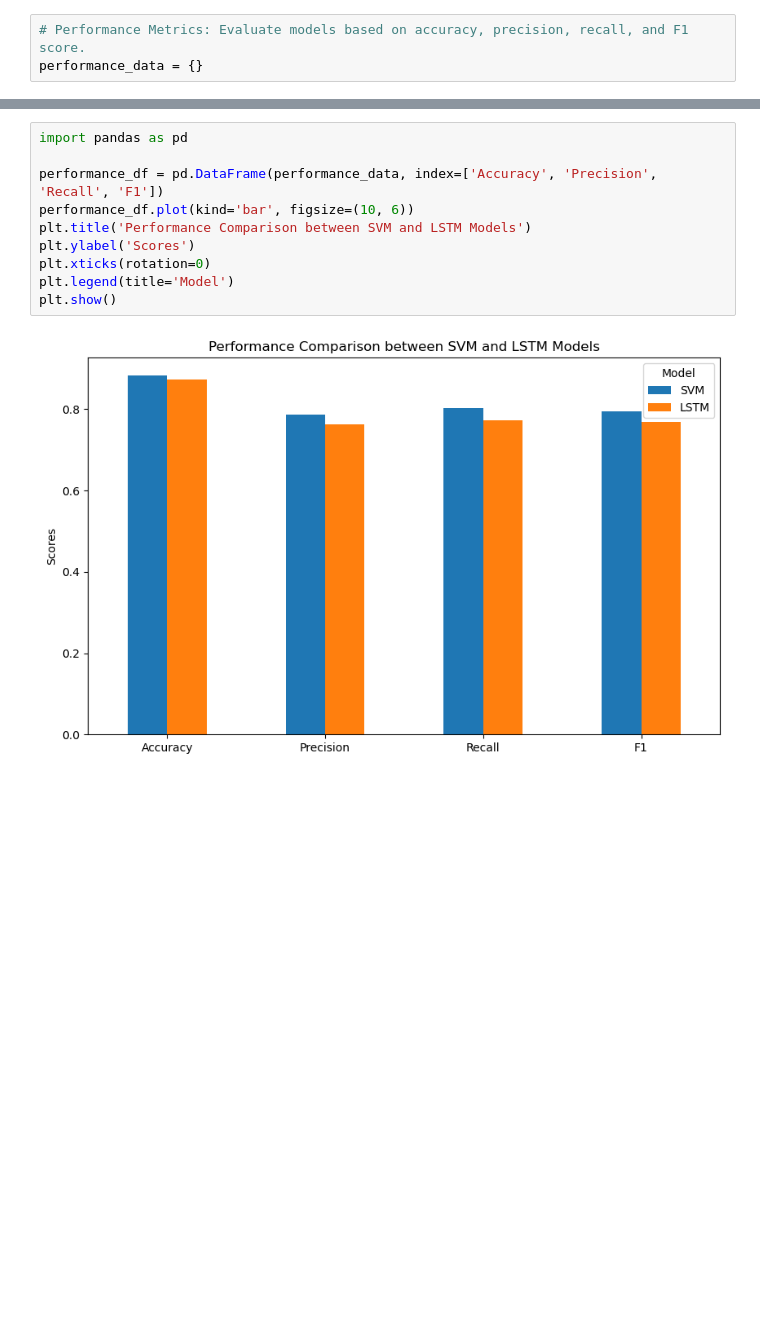
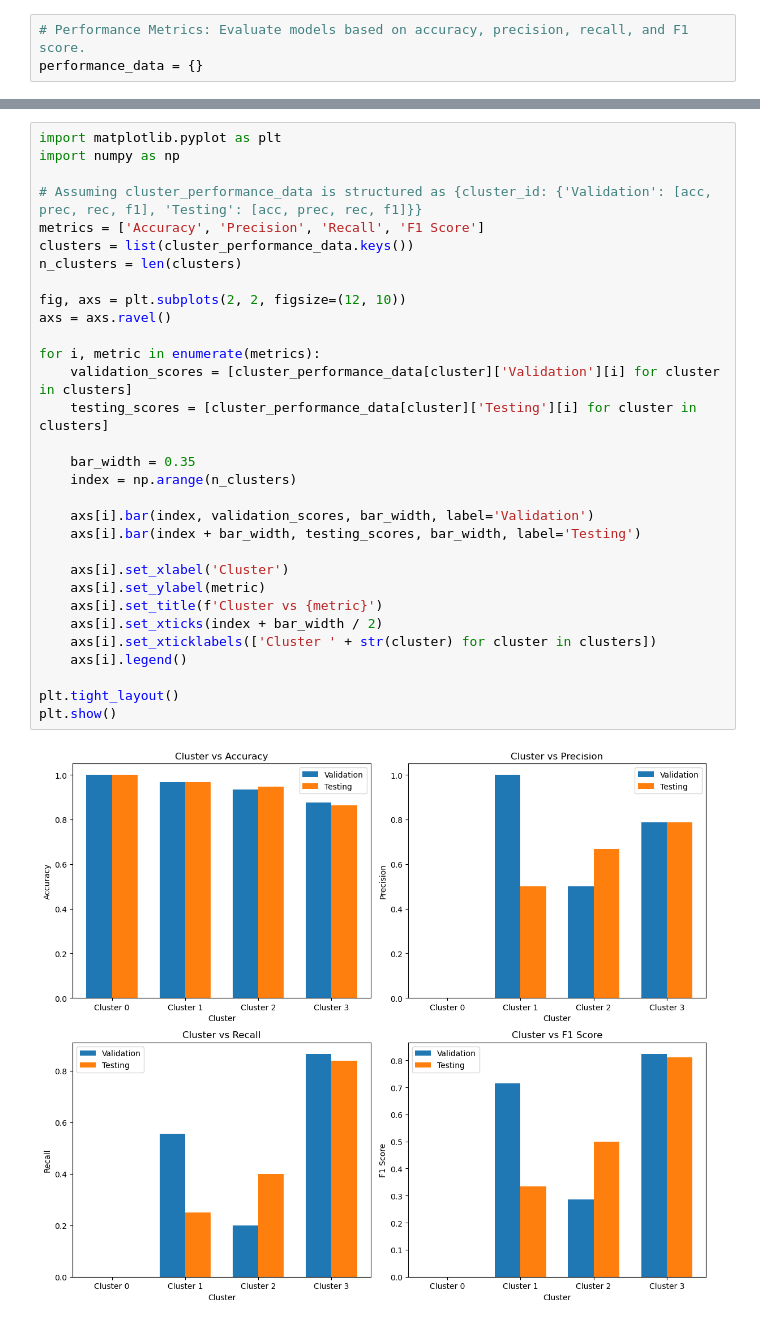
Before and after one commit to ajsib/DoinData-Sentiment-Analysis, a Jupyter notebook: rq2.ipynb, the cells around one changed output, grey strips where cells are left out. Saved outputs shown, nothing was run; the diff lists cells and outputs as text; blank space fills up the shorter version.

```diff
--- a/rq2.ipynb
+++ b/rq2.ipynb
@@ -277,15 +192,36 @@ Epoch [10/10], Step [100/198], Loss: 0.0003
-# %%
-import pandas as pd
-
-performance_df = pd.DataFrame(performance_data, index=['Accuracy', 'Precision', 'Recall', 'F1'])
-performance_df.plot(kind='bar', figsize=(10, 6))
-plt.title('Performance Comparison between SVM and LSTM Models')
-plt.ylabel('Scores')
-plt.xticks(rotation=0)
-plt.legend(title='Model')
-plt.show()
-# %% [output]
-[figure, removed]
+# %%
+import matplotlib.pyplot as plt
+import numpy as np
+
+# Assuming cluster_performance_data is structured as {cluster_id: {'Validation': [acc, prec, rec, f1], 'Testing': [acc, prec, rec, f1]}}
+metrics = ['Accuracy', 'Precision', 'Recall', 'F1 Score']
+clusters = list(cluster_performance_data.keys())
+n_clusters = len(clusters)
+
+fig, axs = plt.subplots(2, 2, figsize=(12, 10))
+axs = axs.ravel()
+
+for i, metric in enumerate(metrics):
+    validation_scores = [cluster_performance_data[cluster]['Validation'][i] for cluster in clusters]
+    testing_scores = [cluster_performance_data[cluster]['Testing'][i] for cluster in clusters]
+
+    bar_width = 0.35
+    index = np.arange(n_clusters)
+
+    axs[i].bar(index, validation_scores, bar_width, label='Validation')
+    axs[i].bar(index + bar_width, testing_scores, bar_width, label='Testing')
+
+    axs[i].set_xlabel('Cluster')
+    axs[i].set_ylabel(metric)
+    axs[i].set_title(f'Cluster vs {metric}')
+    axs[i].set_xticks(index + bar_width / 2)
+    axs[i].set_xticklabels(['Cluster ' + str(cluster) for cluster in clusters])
+    axs[i].legend()
+
+plt.tight_layout()
+plt.show()
+# %% [output]
+[figure, added]
 # %%
 # Calculate tweet lengths and visualize
 df['tweet_length'] = df['tweet'].apply(len)
```
Also changed, not shown: parts of 5 cells of this notebook.
